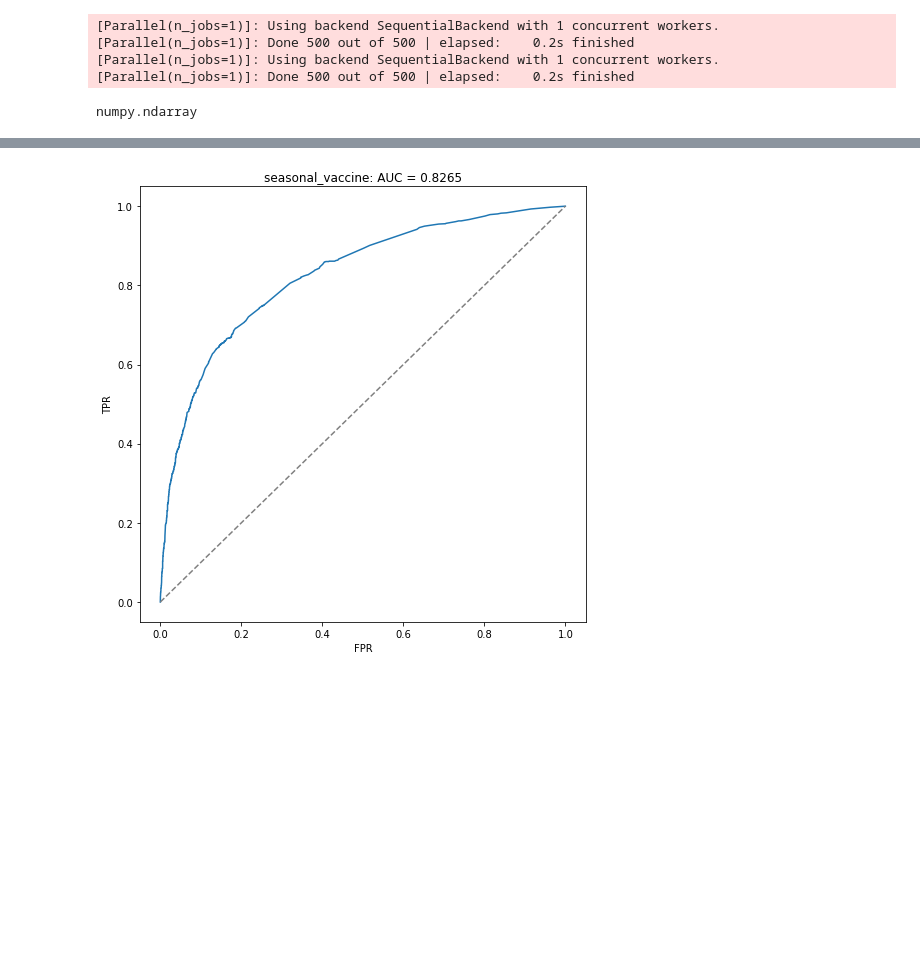
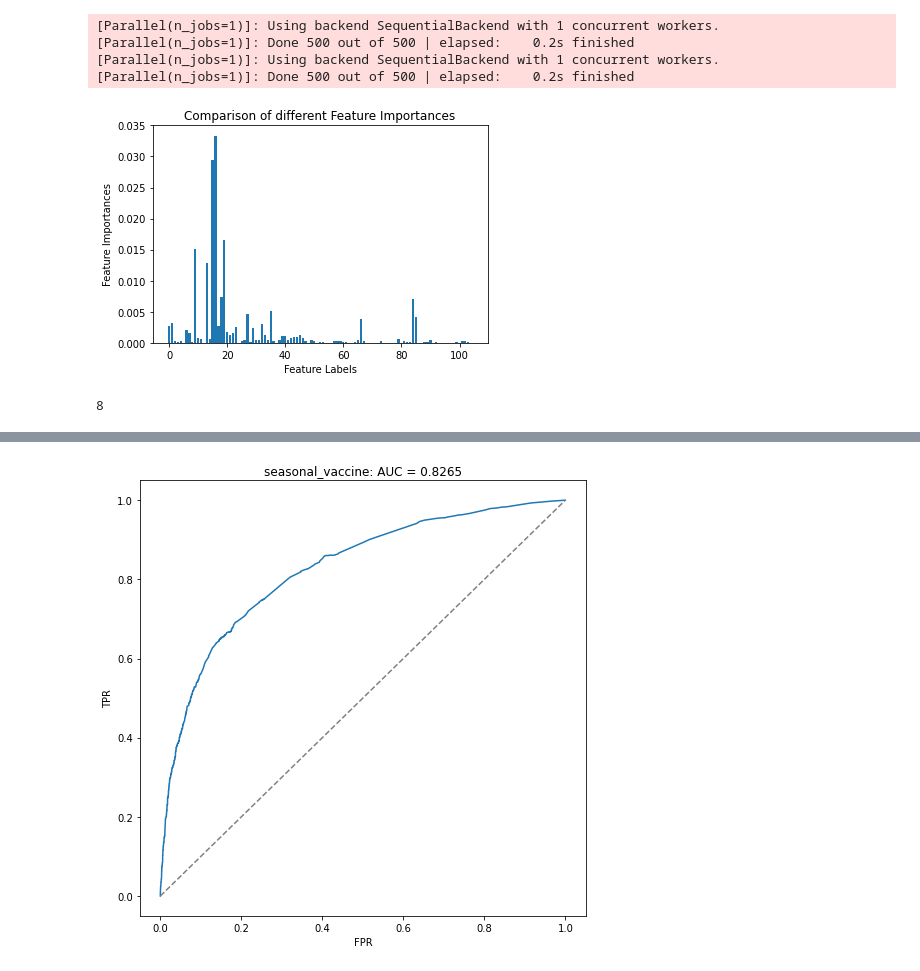
Before and after one commit to fabianlae/Predict-H1N1-and-Seasonal-Flu-Vaccines, a Jupyter notebook: Flushot_Analytics.ipynb, the cells around one changed output, grey strips where cells are left out. Drawn from its saved outputs; the diff is of its cells as text; code cells hidden in the pictures; blank space fills up the shorter version.

```diff
--- a/Flushot_Analytics.ipynb
+++ b/Flushot_Analytics.ipynb
@@ -322,7 +321,27 @@ pred_h1n1 = regr_h1n1.predict(X_eval_h1n1)
 [Parallel(n_jobs=1)]: Done 500 out of 500 | elapsed:    0.2s finished
 [Parallel(n_jobs=1)]: Using backend SequentialBackend with 1 concurrent workers.
 [Parallel(n_jobs=1)]: Done 500 out of 500 | elapsed:    0.2s finished
-# %%
-type(pred_seasonal)
-# %% [output]
-numpy.ndarray
+# %%
+# Feature importance
+
+# Computing the importance of each feature
+feature_importance = regr_h1n1.feature_importances_
+
+# Normalizing the individual importances
+feature_importance_normalized = np.std([tree.feature_importances_ for tree in
+                                        regr_h1n1.estimators_],
+                                        axis = 0)
+
+# Plotting a Bar Graph to compare the models
+plt.bar(np.arange(0, 105), feature_importance_normalized)
+plt.xlabel('Feature Labels')
+plt.ylabel('Feature Importances')
+plt.title('Comparison of different Feature Importances')
+plt.show()
+# %% [output]
+[figure, added]
+# %%
+sum(feature_importance_normalized>0.005)
+# np.arange(0, 105)
+# %% [output]
+8
```
Also changed, not shown: parts of 15 cells of this notebook.
